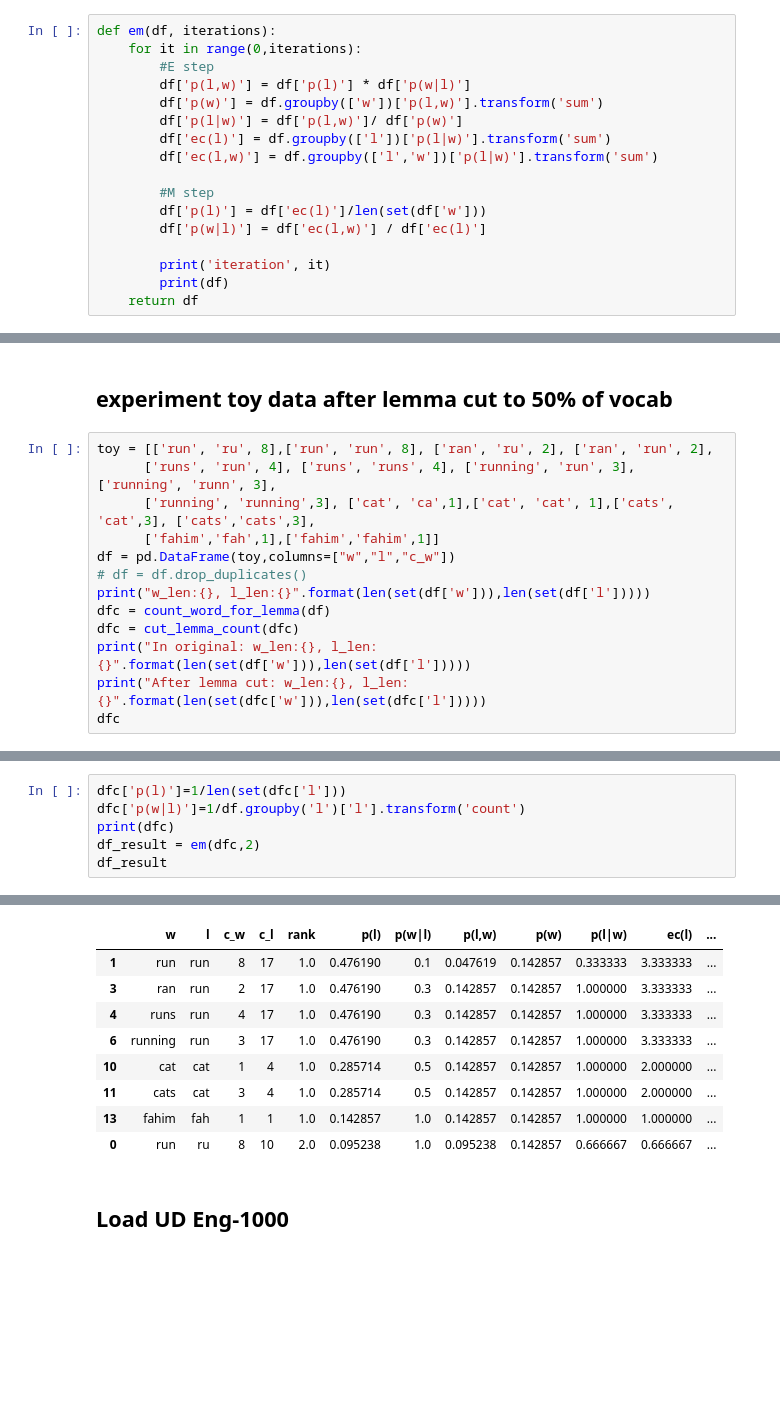
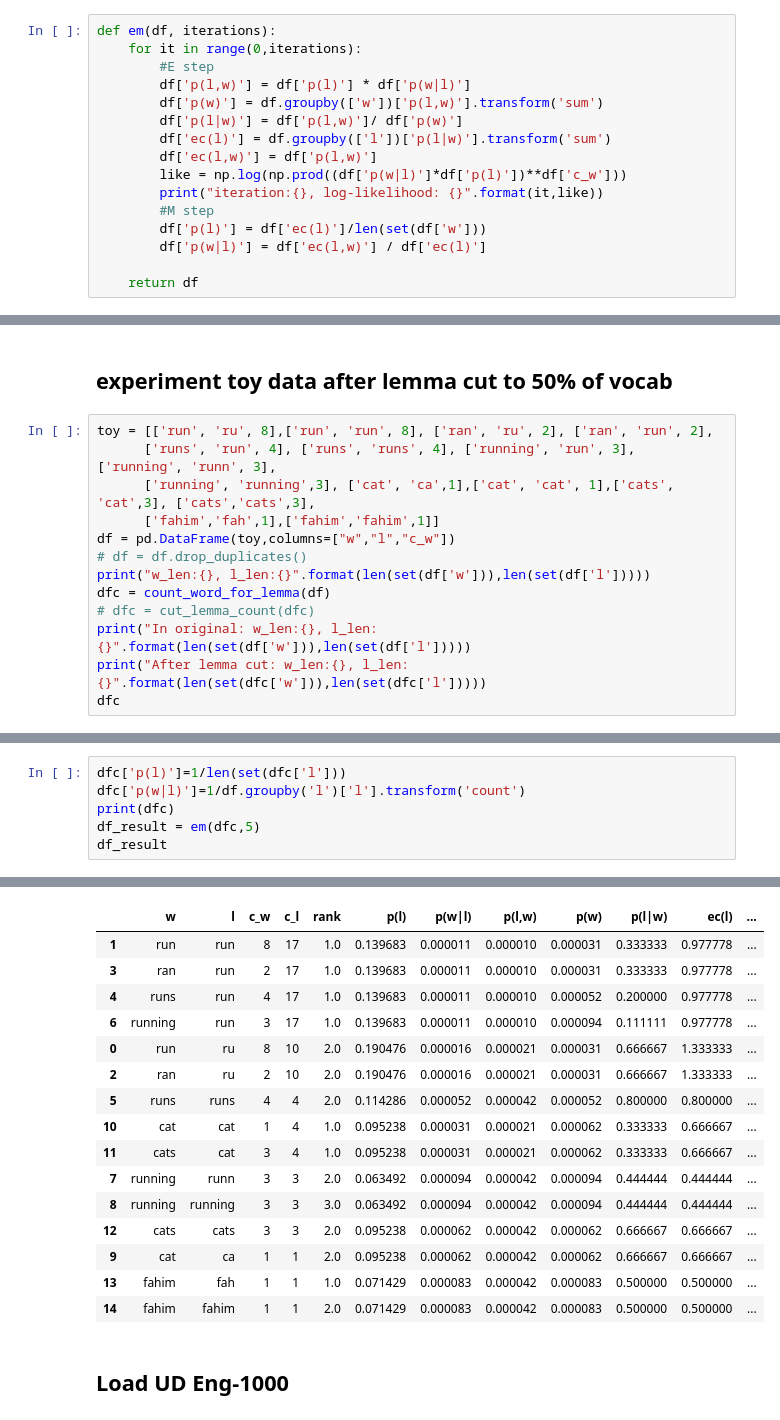
Before and after one commit to faisal-iut/minimal-morpho-inflection, a Jupyter notebook: experiments.ipynb, the cells around one changed output, grey strips where cells are left out. Cells and saved outputs as stored; diff of their text form; blank space fills up the shorter version.

```diff
--- a/experiments.ipynb
+++ b/experiments.ipynb
@@ -56,14 +56,13 @@ def em(df, iterations):
 		df['p(w)'] = df.groupby(['w'])['p(l,w)'].transform('sum')
 		df['p(l|w)'] = df['p(l,w)']/ df['p(w)']
 		df['ec(l)'] = df.groupby(['l'])['p(l|w)'].transform('sum')
-		df['ec(l,w)'] = df.groupby(['l','w'])['p(l|w)'].transform('sum')
-
+		df['ec(l,w)'] = df['p(l,w)']
+		like = np.log(np.prod((df['p(w|l)']*df['p(l)'])**df['c_w']))
+		print("iteration:{}, log-likelihood: {}".format(it,like))
 		#M step
 		df['p(l)'] = df['ec(l)']/len(set(df['w']))
 		df['p(w|l)'] = df['ec(l,w)'] / df['ec(l)']
 
-		print('iteration', it)
-		print(df)
 	return df
 # %% [markdown]
 ## soft em version 2 (adding morphologicla element-suffix)
@@ -142,7 +142,7 @@ df = pd.DataFrame(toy,columns=["w","l","c_w"])
 # df = df.drop_duplicates()
 print("w_len:{}, l_len:{}".format(len(set(df['w'])),len(set(df['l']))))
 dfc = count_word_for_lemma(df)
-dfc = cut_lemma_count(dfc)
+# dfc = cut_lemma_count(dfc)
 print("In original: w_len:{}, l_len:{}".format(len(set(df['w'])),len(set(df['l']))))
 print("After lemma cut: w_len:{}, l_len:{}".format(len(set(dfc['w'])),len(set(dfc['l']))))
 dfc
@@ -163,6 +170,6 @@ After lemma cut: w_len:7, l_len:4
 dfc['p(l)']=1/len(set(dfc['l']))
 dfc['p(w|l)']=1/df.groupby('l')['l'].transform('count')
 print(dfc)
-df_result = em(dfc,2)
+df_result = em(dfc,5)
 df_result
 # %% [output]
@@ -186,12 +193,19 @@ iteration 0
 |  | w | l | c_w | c_l | rank | p(l) | p(w|l) | p(l,w) | p(w) | p(l|w) | ec(l) | ... |
-| 1 | run | run | 8 | 17 | 1.0 | 0.476190 | 0.1 | 0.047619 | 0.142857 | 0.333333 | 3.333333 | ... |
-| 3 | ran | run | 2 | 17 | 1.0 | 0.476190 | 0.3 | 0.142857 | 0.142857 | 1.000000 | 3.333333 | ... |
-| 4 | runs | run | 4 | 17 | 1.0 | 0.476190 | 0.3 | 0.142857 | 0.142857 | 1.000000 | 3.333333 | ... |
-| 6 | running | run | 3 | 17 | 1.0 | 0.476190 | 0.3 | 0.142857 | 0.142857 | 1.000000 | 3.333333 | ... |
-| 10 | cat | cat | 1 | 4 | 1.0 | 0.285714 | 0.5 | 0.142857 | 0.142857 | 1.000000 | 2.000000 | ... |
-| 11 | cats | cat | 3 | 4 | 1.0 | 0.285714 | 0.5 | 0.142857 | 0.142857 | 1.000000 | 2.000000 | ... |
-| 13 | fahim | fah | 1 | 1 | 1.0 | 0.142857 | 1.0 | 0.142857 | 0.142857 | 1.000000 | 1.000000 | ... |
-| 0 | run | ru | 8 | 10 | 2.0 | 0.095238 | 1.0 | 0.095238 | 0.142857 | 0.666667 | 0.666667 | ... |
+| 1 | run | run | 8 | 17 | 1.0 | 0.139683 | 0.000011 | 0.000010 | 0.000031 | 0.333333 | 0.977778 | ... |
+| 3 | ran | run | 2 | 17 | 1.0 | 0.139683 | 0.000011 | 0.000010 | 0.000031 | 0.333333 | 0.977778 | ... |
+| 4 | runs | run | 4 | 17 | 1.0 | 0.139683 | 0.000011 | 0.000010 | 0.000052 | 0.200000 | 0.977778 | ... |
+| 6 | running | run | 3 | 17 | 1.0 | 0.139683 | 0.000011 | 0.000010 | 0.000094 | 0.111111 | 0.977778 | ... |
+| 0 | run | ru | 8 | 10 | 2.0 | 0.190476 | 0.000016 | 0.000021 | 0.000031 | 0.666667 | 1.333333 | ... |
+| 2 | ran | ru | 2 | 10 | 2.0 | 0.190476 | 0.000016 | 0.000021 | 0.000031 | 0.666667 | 1.333333 | ... |
+| 5 | runs | runs | 4 | 4 | 2.0 | 0.114286 | 0.000052 | 0.000042 | 0.000052 | 0.800000 | 0.800000 | ... |
+| 10 | cat | cat | 1 | 4 | 1.0 | 0.095238 | 0.000031 | 0.000021 | 0.000062 | 0.333333 | 0.666667 | ... |
+| 11 | cats | cat | 3 | 4 | 1.0 | 0.095238 | 0.000031 | 0.000021 | 0.000062 | 0.333333 | 0.666667 | ... |
+| 7 | running | runn | 3 | 3 | 2.0 | 0.063492 | 0.000094 | 0.000042 | 0.000094 | 0.444444 | 0.444444 | ... |
+| 8 | running | running | 3 | 3 | 3.0 | 0.063492 | 0.000094 | 0.000042 | 0.000094 | 0.444444 | 0.444444 | ... |
+| 12 | cats | cats | 3 | 3 | 2.0 | 0.095238 | 0.000062 | 0.000042 | 0.000062 | 0.666667 | 0.666667 | ... |
+| 9 | cat | ca | 1 | 1 | 2.0 | 0.095238 | 0.000062 | 0.000042 | 0.000062 | 0.666667 | 0.666667 | ... |
+| 13 | fahim | fah | 1 | 1 | 1.0 | 0.071429 | 0.000083 | 0.000042 | 0.000083 | 0.500000 | 0.500000 | ... |
+| 14 | fahim | fahim | 1 | 1 | 2.0 | 0.071429 | 0.000083 | 0.000042 | 0.000083 | 0.500000 | 0.500000 | ... |
 # %% [markdown]
 ## Load UD Eng-1000
 # %%
```
Also changed, not shown: parts of 6 cells of this notebook, 2 other files.
